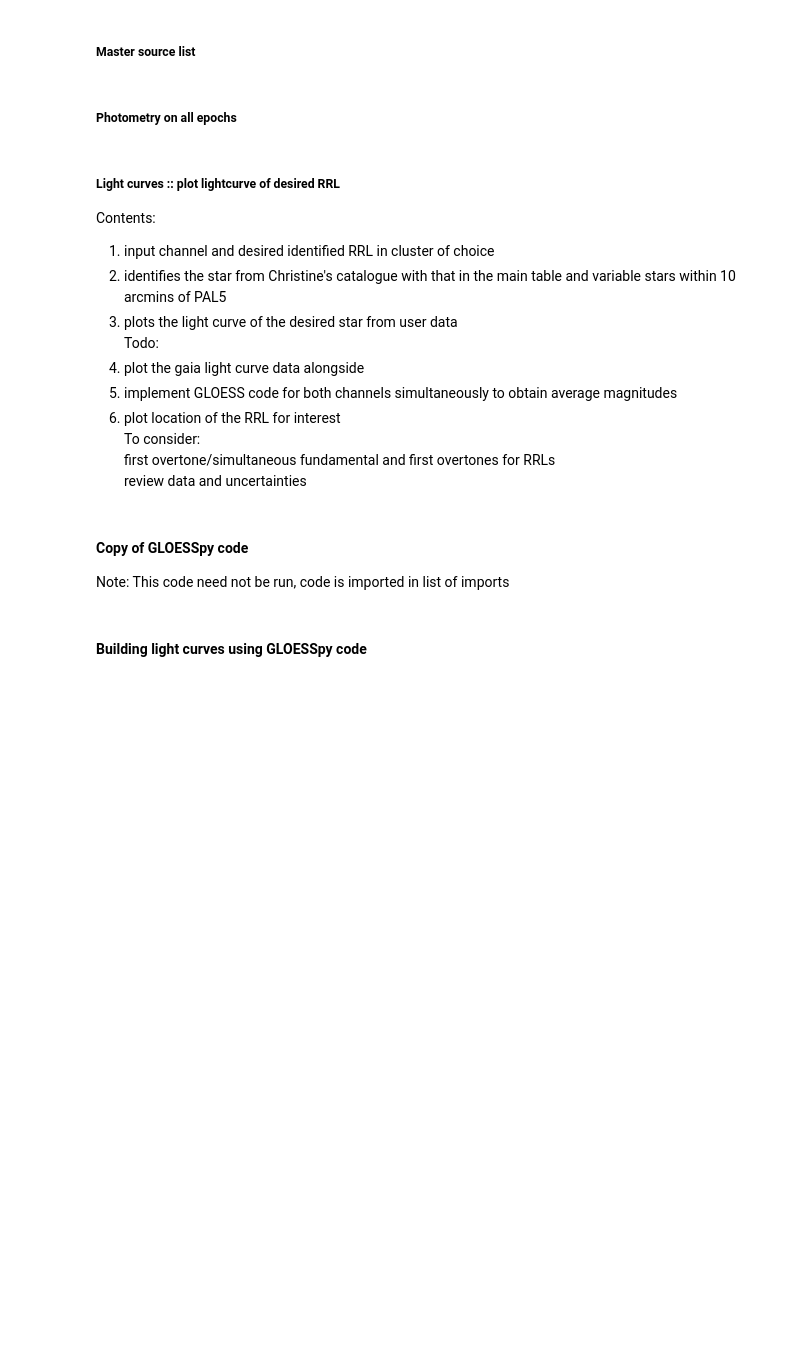
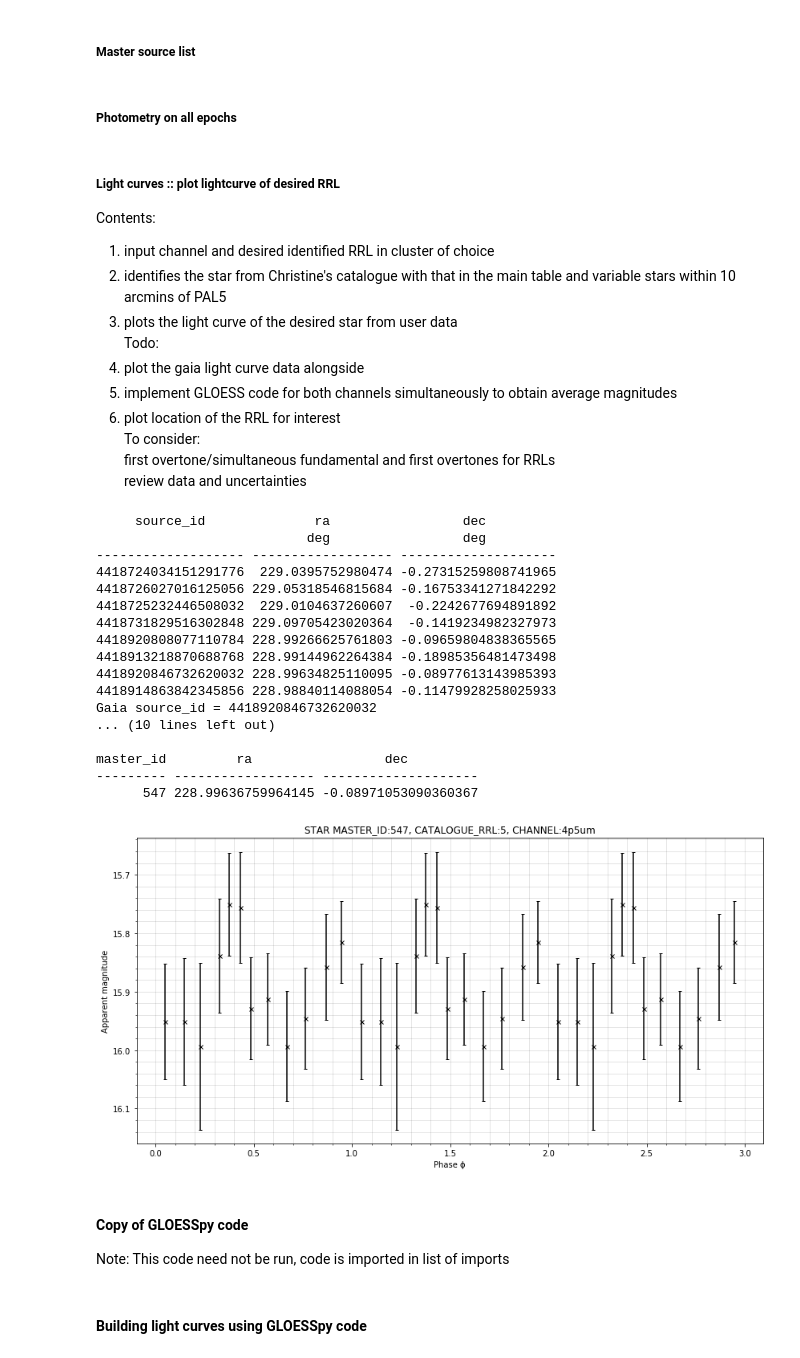
Before and after one commit to ltb24/Luke_RRLs_project, a Jupyter notebook: photometry_intro/Photometry_version_1_PAL5.ipynb, the cells around one changed output. Drawn from its saved outputs; the diff is of its cells as text; code cells hidden in the pictures; blank space fills up the shorter version.

```diff
--- a/photometry_intro/Photometry_version_1_PAL5.ipynb
+++ b/photometry_intro/Photometry_version_1_PAL5.ipynb
@@ -481,7 +481,7 @@ path1, path2  = epoch_path+cluster_input+'__e[0-9]_'+channel+'.fits', epoch_path
 # CHOOSE RRL
 # NOTE: STARS CORRESPONDING TO ID 0, 2, 4 IN CHANNEL 1
 # NOTE: STARS CORRESPONDING TO ID 0 THRU 4 IN CHANNEL 2
-rrl = 3 #
+rrl = 5 #
 
 ## READ IN MAIN TABLE AND GLOBULAR CLUSTER CATALOGUE ##
 
@@ -596,33 +596,52 @@ for i in range(1, 13):
 
 ## PLOT LIGHT CURVE ##
 
 lc_table = copy.copy(main_table.filled(-99))
 
 mag = np.ma.array(mag)
 mag = np.ma.masked_where(mag == -99, mag)
 unc = np.ma.array(unc)
 unc = np.ma.masked_where(unc == -99, unc)
 phase = np.ma.masked_array(phase, mag.mask)
 
 mag_long = np.concatenate((mag, mag, mag))
 unc_long = np.concatenate((unc, unc, unc))
 phase_long = np.concatenate((phase, phase + 1., phase + 2.))
 
 plt.errorbar(x = phase_long, y = mag_long, xerr = None, yerr = unc_long, fmt = 'kx', markersize = 5, capsize = 2)
 plt.xlabel('Phase ϕ')
 plt.ylabel('Apparent magnitude')
 plt.title('STAR MASTER_ID:{0}, CATALOGUE_RRL:{1}, CHANNEL:{2}'.format(main_id, rrl, channel))
 plt.minorticks_on()
 plt.grid(b = True, which = 'major', lw = .5, alpha = .2, color = 'black')
 plt.grid(b = True, which = 'minor', lw = .5, alpha = .2, color = 'black')
 plt.gca().invert_yaxis()
 plt.gcf().set_size_inches(14, 7)
 plt.show()
 plt.close()
 
 ## GAIA LIGHT CURVE ##
 
 #TO DO
+# %% [output]
+     source_id              ra                 dec
+                           deg                 deg
+------------------- ------------------ --------------------
+4418724034151291776  229.0395752980474 -0.27315259808741965
+4418726027016125056 229.05318546815684 -0.16753341271842292
+4418725232446508032  229.0104637260607  -0.2242677694891892
+4418731829516302848 229.09705423020364  -0.1419234982327973
+4418920808077110784 228.99266625761803 -0.09659804838365565
+4418913218870688768 228.99144962264384 -0.18985356481473498
+4418920846732620032 228.99634825110095 -0.08977613143985393
+4418914863842345856 228.98840114088054 -0.11479928258025933
+Gaia source_id = 4418920846732620032
+... (10 lines left out)
+
+master_id         ra                 dec
+--------- ------------------ --------------------
+      547 228.99636759964145 -0.08971053090360367
+[figure, added]
 # %% [markdown]
 #### Copy of GLOESSpy code
 Note: This code need not be run, code is imported in list of imports
```
Also changed, not shown: parts of 8 cells of this notebook, 8 other files.
